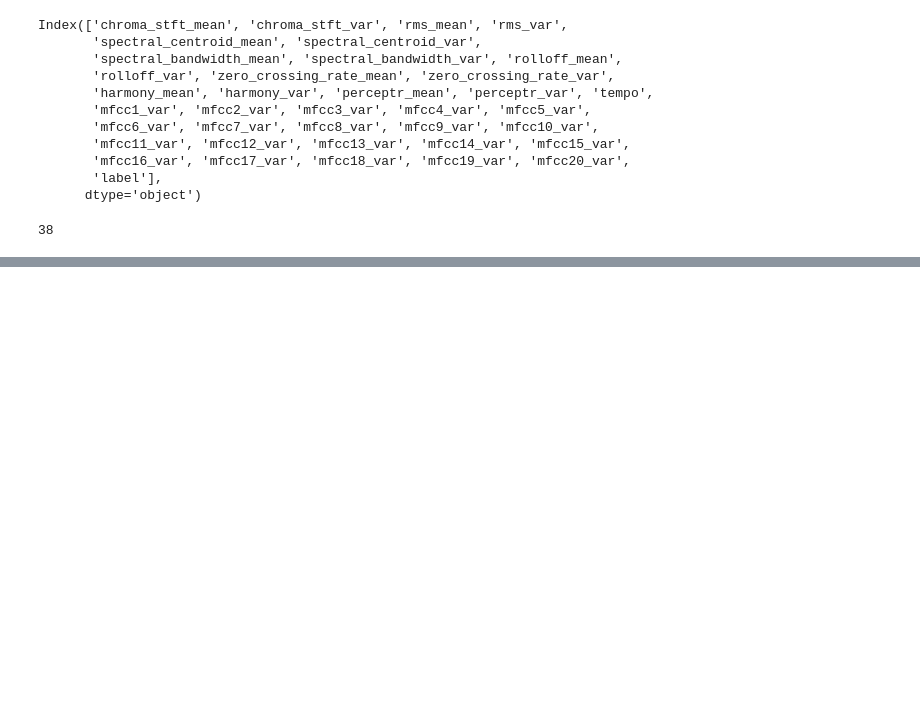
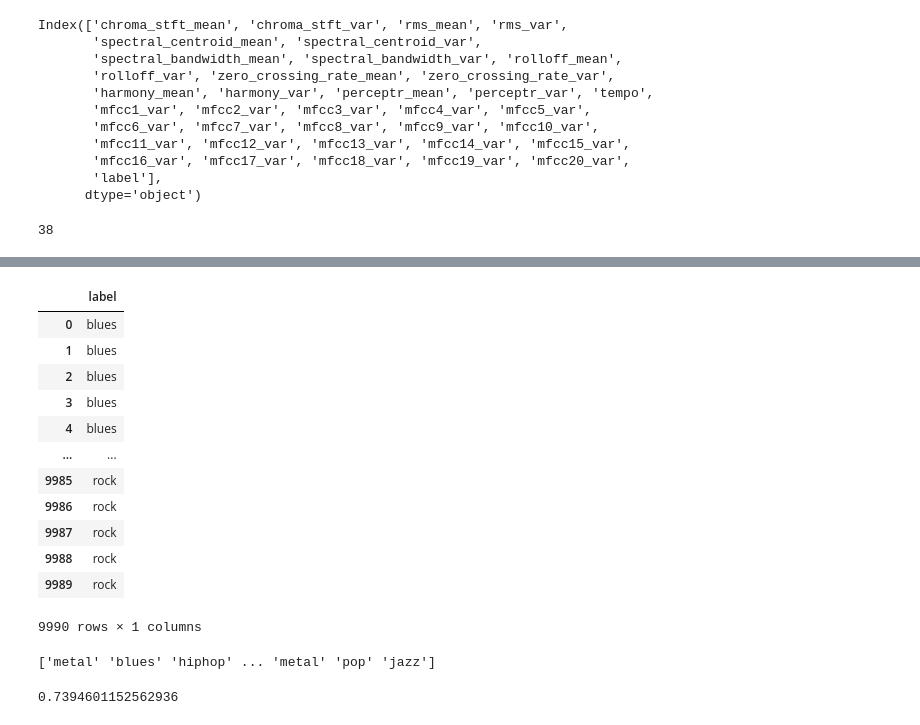
Before and after one commit to DanielDominicSavioKennedy/genre, a Jupyter notebook: model.ipynb, the cells around one changed output, grey strips where cells are left out. Drawn from its saved outputs; the diff is of its cells as text; code cells hidden in the pictures; blank space fills up the shorter version.

```diff
--- a/model.ipynb
+++ b/model.ipynb
@@ -43,0 +66,17 @@ Index(['chroma_stft_mean', 'chroma_stft_var', 'rms_mean', 'rms_var',
+# %%
+labels = df.iloc[:, -1] # get labels column
+labels.to_frame()
+# %% [output]
+|  | label |
+| 0 | blues |
+| 1 | blues |
+| 2 | blues |
+| 3 | blues |
+| 4 | blues |
+| ... | ... |
+| 9985 | rock |
+| 9986 | rock |
+| 9987 | rock |
+| 9988 | rock |
+| 9989 | rock |
+9990 rows × 1 columns
@@ -43,0 +90,16 @@ Index(['chroma_stft_mean', 'chroma_stft_var', 'rms_mean', 'rms_var',
+# %%
+from sklearn.neighbors import KNeighborsClassifier
+
+KN=KNeighborsClassifier()
+
+KN.fit(x_train,y_train)
+z=KN.predict(x_test)
+#for i in z:
+print(encoder.inverse_transform(z))
+# %% [output]
+['metal' 'blues' 'hiphop' ... 'metal' 'pop' 'jazz']
+# %%
+from sklearn.metrics import accuracy_score
+accuracy_score(y_test,KN.predict(x_test))
+# %% [output]
+0.7394601152562936
```
Also changed, not shown: parts of 3 cells of this notebook.
